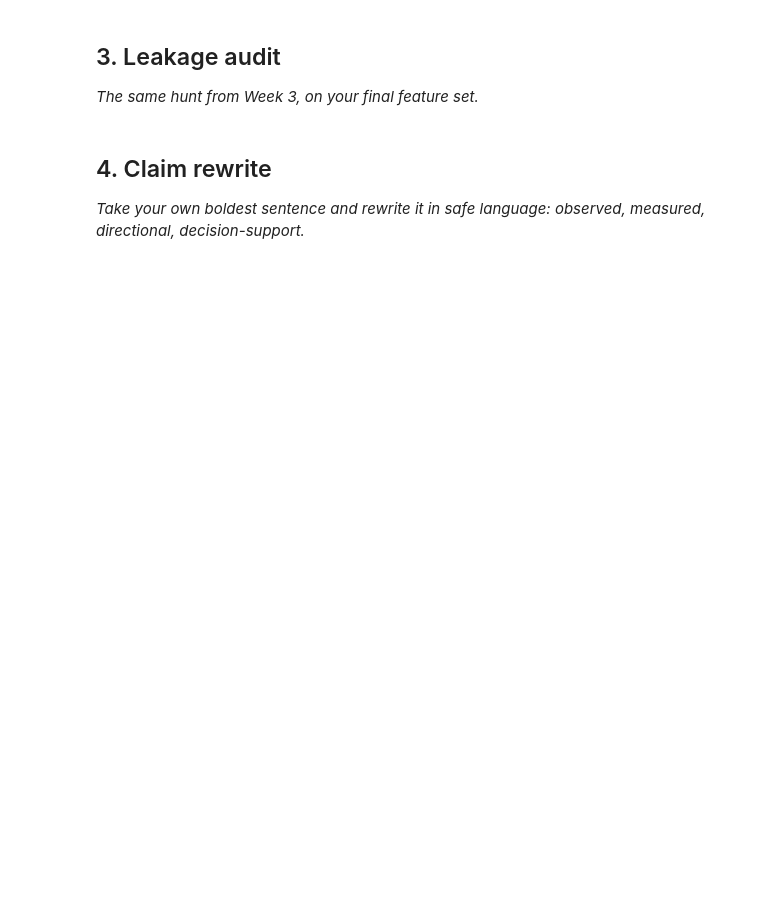
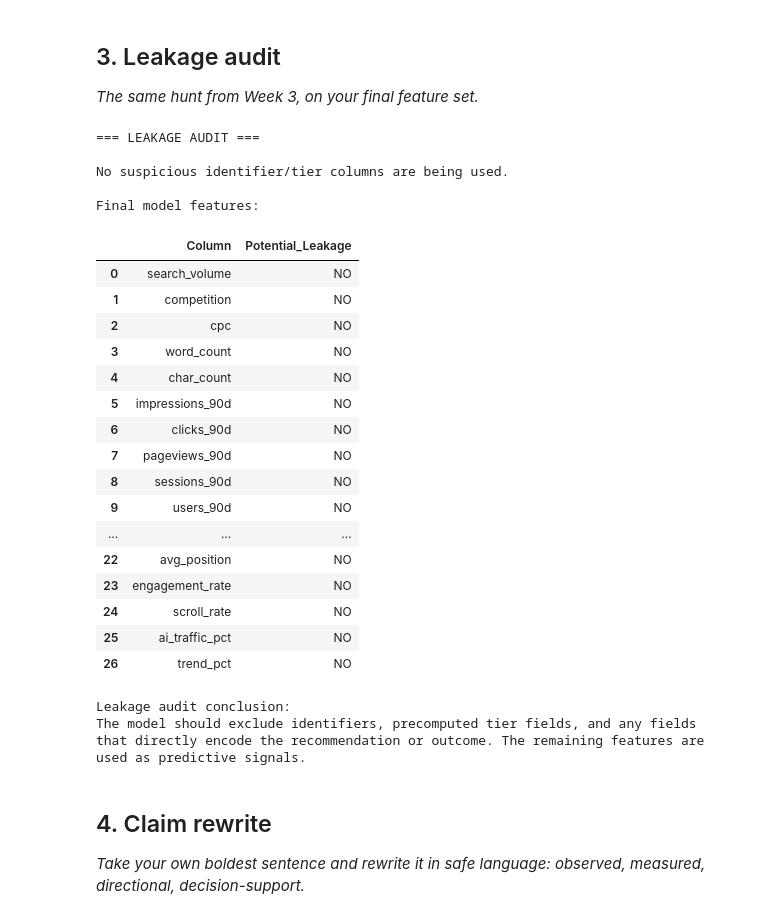
Before and after one commit to Vagisha14/Internship, a Jupyter notebook: work/notebooks/w06_validation_audit.ipynb, the cells around one changed output. Cells and saved outputs as stored; diff of their text form; code cells hidden in the pictures; blank space fills up the shorter version.

```diff
--- a/work/notebooks/w06_validation_audit.ipynb
+++ b/work/notebooks/w06_validation_audit.ipynb
@@ -27,6 +289,84 @@ This skeleton is yours to fill. Work the sections **in order** — each one has
 # %%
 # This cell is for CODE (numbers, a query, a check).
 # Write your text answer in the cell ABOVE this one — typing sentences here breaks Run All.
+# %%
+# W06 Section 3 — Leakage Audit
+
+# Columns that should NOT be used as model features
+# because they are identifiers, precomputed decisions, or potential leakage fields.
+
+suspicious_columns = [
+    "content_id",
+    "client_id",
+    "provider_used",
+    "model_used",
+    "impression_tier",
+    "position_tier",
+    "age_tier",
+    "age_tier_order",
+    "freshness_tier",
+    "word_count_tier",
+    "char_count_tier"
+]
+
+# Check which suspicious columns actually exist
+found_suspicious = [
+    col for col in suspicious_columns
+    if col in feature_cols
+]
+
+# Check the final feature set
+leakage_audit = pd.DataFrame({
+    "Column": feature_cols,
+    "Potential_Leakage": [
+        "YES" if col in found_suspicious else "NO"
+        for col in feature_cols
+    ]
+})
+
+print("=== LEAKAGE AUDIT ===")
+
+if found_suspicious:
+    print("\nPotentially problematic columns found:")
+    for col in found_suspicious:
+        print("-", col)
+else:
+    print("\nNo suspicious identifier/tier columns are being used.")
+
+print("\nFinal model features:")
+display(leakage_audit)
+
+print("\nLeakage audit conclusion:")
+print(
+    "The model should exclude identifiers, precomputed tier fields, "
+    "and any fields that directly encode the recommendation or outcome. "
+    "The remaining features are used as predictive signals."
+)
+# %% [output]
+=== LEAKAGE AUDIT ===
+
+No suspicious identifier/tier columns are being used.
+
+Final model features:
+|  | Column | Potential_Leakage |
+| 0 | search_volume | NO |
+| 1 | competition | NO |
+| 2 | cpc | NO |
+| 3 | word_count | NO |
+| 4 | char_count | NO |
+| 5 | impressions_90d | NO |
+| 6 | clicks_90d | NO |
+| 7 | pageviews_90d | NO |
+| 8 | sessions_90d | NO |
+| 9 | users_90d | NO |
+| ... | ... | ... |
+| 22 | avg_position | NO |
+| 23 | engagement_rate | NO |
+| 24 | scroll_rate | NO |
+| 25 | ai_traffic_pct | NO |
+| 26 | trend_pct | NO |
+Leakage audit conclusion:
+The model should exclude identifiers, precomputed tier fields, and any fields that directly encode the recommendation or outcome. The remaining features are used as predictive signals.
 # %% [markdown]
 ## 4. Claim rewrite
 
```
Also changed, not shown: parts of 4 cells of this notebook.
